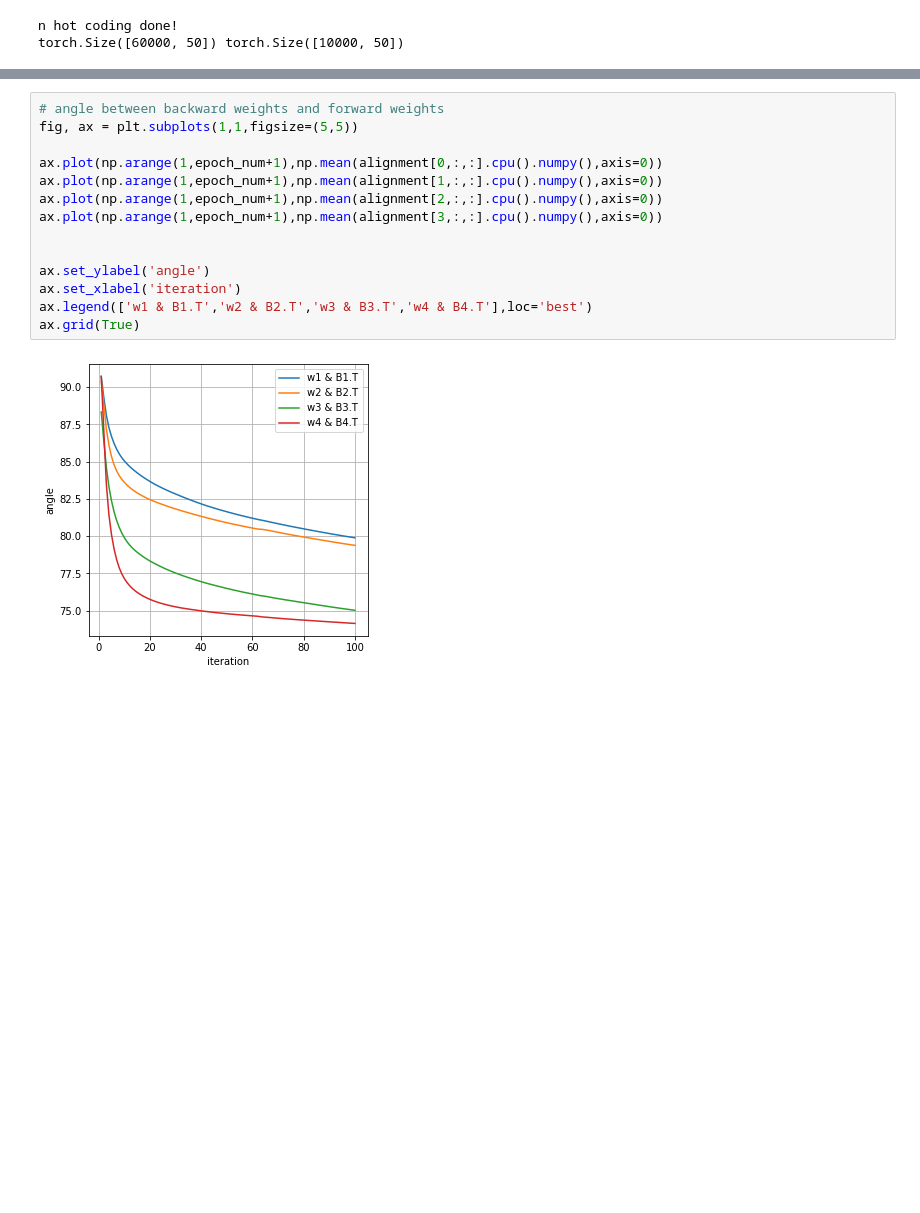
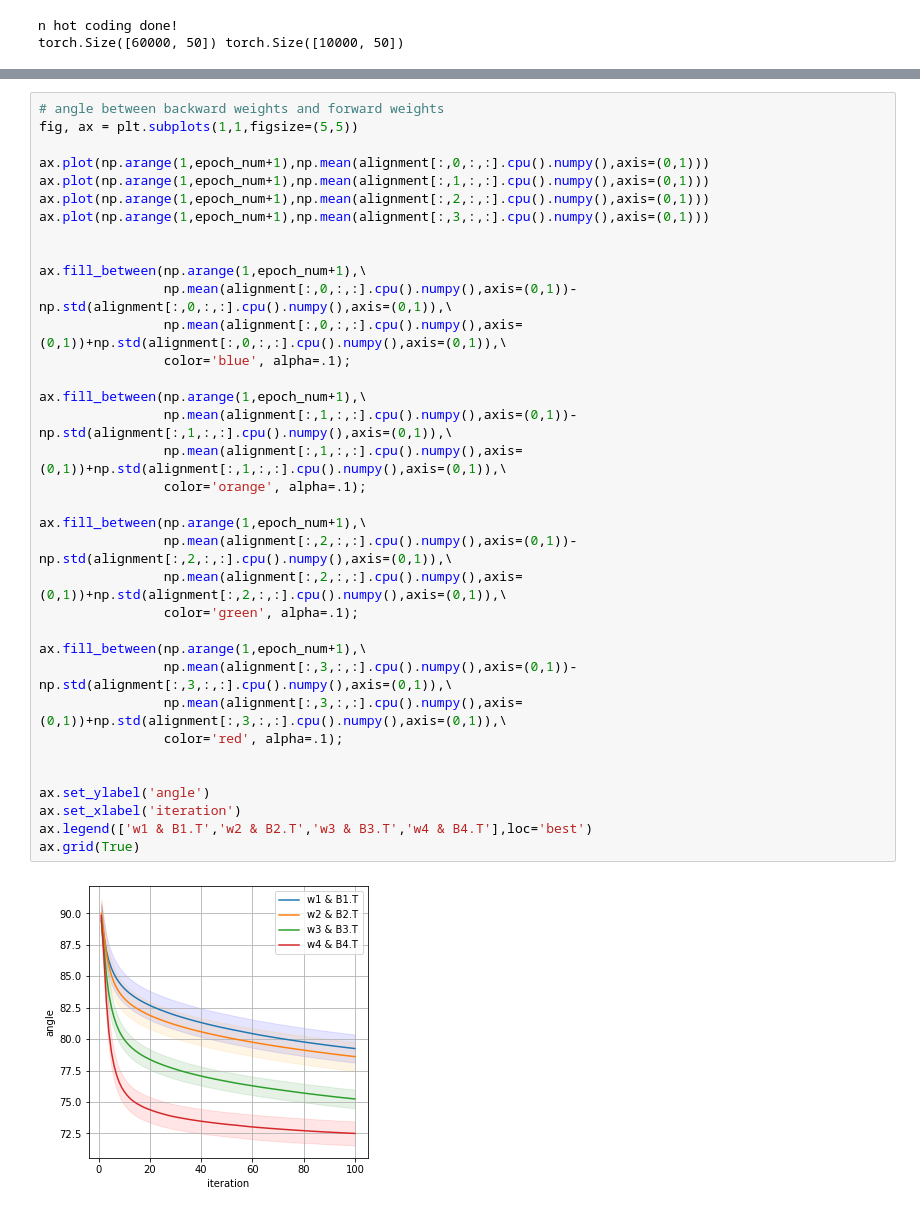
Before and after one commit to ARMINPAN/Advance-Neuroscience-FInal-Project, a Jupyter notebook: Main.ipynb, the cells around one changed output, grey strips where cells are left out. Drawn from its saved outputs; the diff is of its cells as text; blank space fills up the shorter version.

```diff
--- a/Main.ipynb
+++ b/Main.ipynb
@@ -732,18 +781,39 @@ done!
 # %%
 # angle between backward weights and forward weights
 fig, ax = plt.subplots(1,1,figsize=(5,5))
 
-ax.plot(np.arange(1,epoch_num+1),np.mean(alignment[0,:,:].cpu().numpy(),axis=0))
-ax.plot(np.arange(1,epoch_num+1),np.mean(alignment[1,:,:].cpu().numpy(),axis=0))
-ax.plot(np.arange(1,epoch_num+1),np.mean(alignment[2,:,:].cpu().numpy(),axis=0))
-ax.plot(np.arange(1,epoch_num+1),np.mean(alignment[3,:,:].cpu().numpy(),axis=0))
+ax.plot(np.arange(1,epoch_num+1),np.mean(alignment[:,0,:,:].cpu().numpy(),axis=(0,1)))
+ax.plot(np.arange(1,epoch_num+1),np.mean(alignment[:,1,:,:].cpu().numpy(),axis=(0,1)))
+ax.plot(np.arange(1,epoch_num+1),np.mean(alignment[:,2,:,:].cpu().numpy(),axis=(0,1)))
+ax.plot(np.arange(1,epoch_num+1),np.mean(alignment[:,3,:,:].cpu().numpy(),axis=(0,1)))
+
+
+ax.fill_between(np.arange(1,epoch_num+1),\
+                np.mean(alignment[:,0,:,:].cpu().numpy(),axis=(0,1))-np.std(alignment[:,0,:,:].cpu().numpy(),axis=(0,1)),\
+                np.mean(alignment[:,0,:,:].cpu().numpy(),axis=(0,1))+np.std(alignment[:,0,:,:].cpu().numpy(),axis=(0,1)),\
+                color='blue', alpha=.1);
+
+ax.fill_between(np.arange(1,epoch_num+1),\
+                np.mean(alignment[:,1,:,:].cpu().numpy(),axis=(0,1))-np.std(alignment[:,1,:,:].cpu().numpy(),axis=(0,1)),\
+                np.mean(alignment[:,1,:,:].cpu().numpy(),axis=(0,1))+np.std(alignment[:,1,:,:].cpu().numpy(),axis=(0,1)),\
+                color='orange', alpha=.1);
+
+ax.fill_between(np.arange(1,epoch_num+1),\
+                np.mean(alignment[:,2,:,:].cpu().numpy(),axis=(0,1))-np.std(alignment[:,2,:,:].cpu().numpy(),axis=(0,1)),\
+                np.mean(alignment[:,2,:,:].cpu().numpy(),axis=(0,1))+np.std(alignment[:,2,:,:].cpu().numpy(),axis=(0,1)),\
+                color='green', alpha=.1);
+
+ax.fill_between(np.arange(1,epoch_num+1),\
+                np.mean(alignment[:,3,:,:].cpu().numpy(),axis=(0,1))-np.std(alignment[:,3,:,:].cpu().numpy(),axis=(0,1)),\
+                np.mean(alignment[:,3,:,:].cpu().numpy(),axis=(0,1))+np.std(alignment[:,3,:,:].cpu().numpy(),axis=(0,1)),\
+                color='red', alpha=.1);
 
 
 ax.set_ylabel('angle')
 ax.set_xlabel('iteration')
 ax.legend(['w1 & B1.T','w2 & B2.T','w3 & B3.T','w4 & B4.T'],loc='best')
 ax.grid(True)
 # %% [output]
-[figure, old version]
+[figure, new version]
 # %%
 # alignment terms calculation
```
Also changed, not shown: parts of 12 cells of this notebook.
